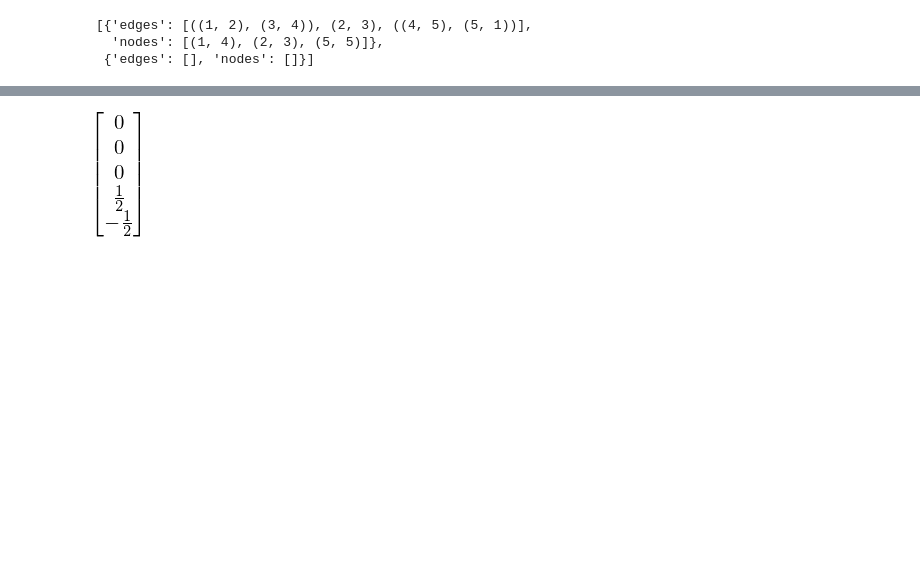
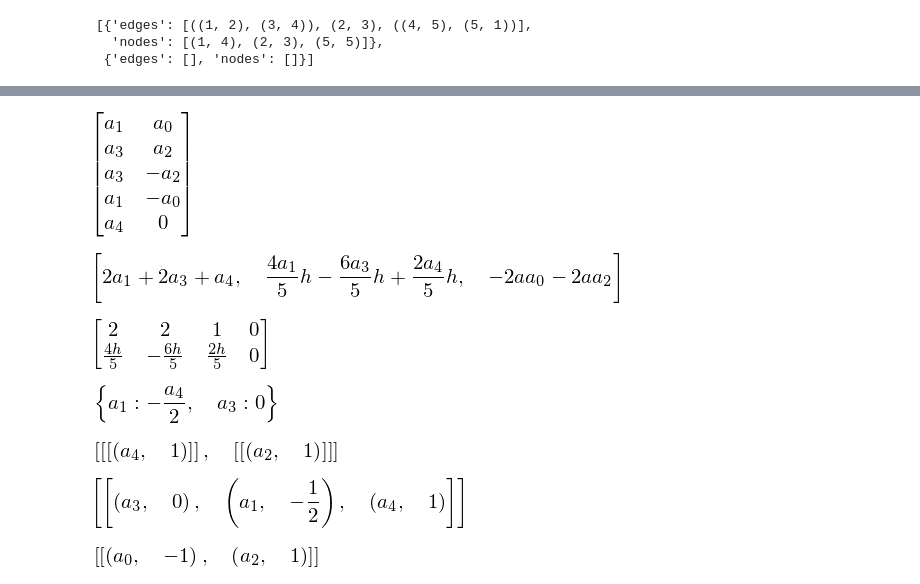
Before and after one commit to Ccaccia73/semimonocoque, a Jupyter notebook: CorrectiveSolutions.ipynb, the cells around one changed output, grey strips where cells are left out. Drawn from its saved outputs; the diff is of its cells as text; code cells hidden in the pictures; blank space fills up the shorter version.

```diff
--- a/CorrectiveSolutions.ipynb
+++ b/CorrectiveSolutions.ipynb
@@ -128,2 +106,0 @@ Tx, Ty, Nz, Mx, My, Mz, F, ry, ry, mz = sympy.symbols('T_x T_y N_z M_x M_y M_z F
-# %%
-S1.set_loads(_Tx=0, _Ty=Ty, _Nz=0, _Mx=Mx, _My=0, _Mz=0)
@@ -207,5 +112,0 @@ A
-# %%
-Hf = A.LUsolve(T)
-Hf
-# %% [output]
-[figure, removed]
@@ -211,0 +115,12 @@ Hf
+# %%
+S1.val
+# %% [output]
+[figure, added]
+# %%
+S1.expr
+# %% [output]
+[figure, added]
+# %%
+S1.system1.T
+# %% [output]
+[figure, added]
@@ -211,0 +129,4 @@ Hf
+# %%
+S1.sol1
+# %% [output]
+[figure, added]
@@ -211,0 +135,12 @@ Hf
+# %%
+S1.free
+# %% [output]
+[figure, added]
+# %%
+S1.symm_sol_list
+# %% [output]
+[figure, added]
+# %%
+S1.asym_sol_list
+# %% [output]
+[figure, added]
```
Also changed, not shown: parts of 30 cells of this notebook, 2 other files.
